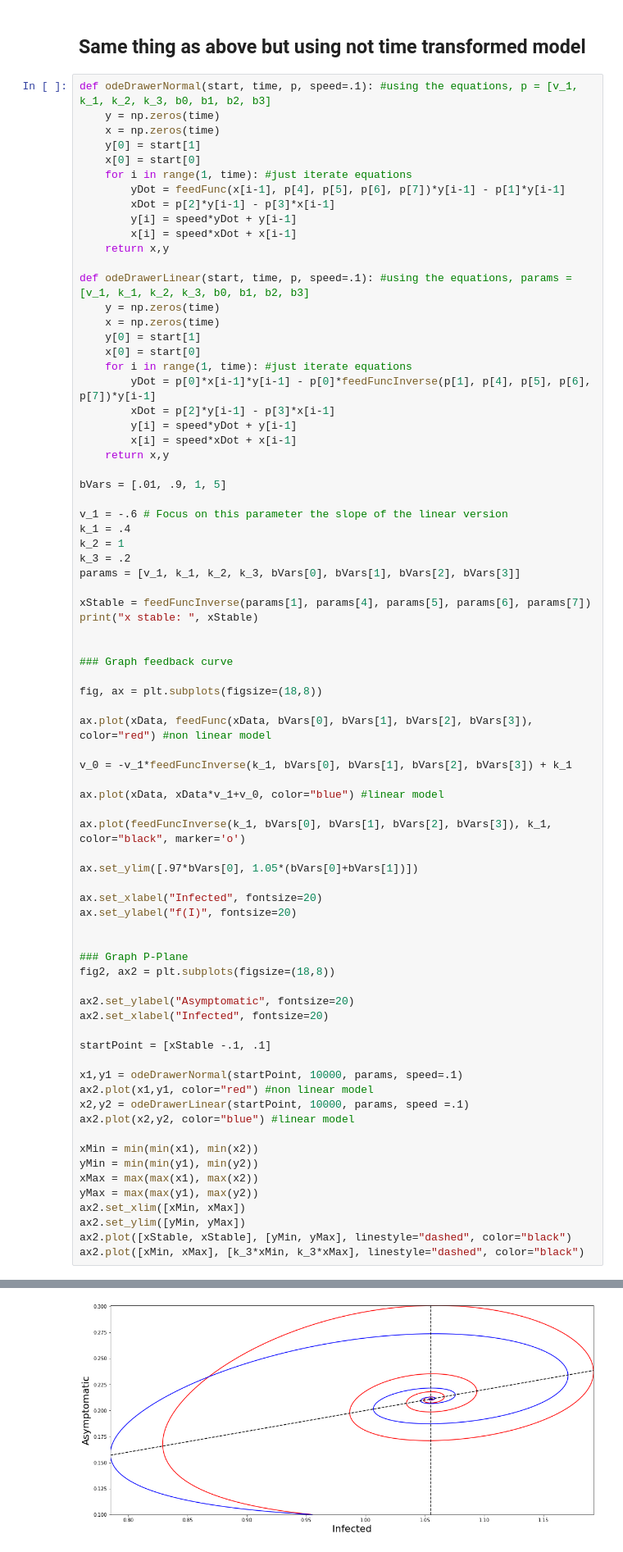
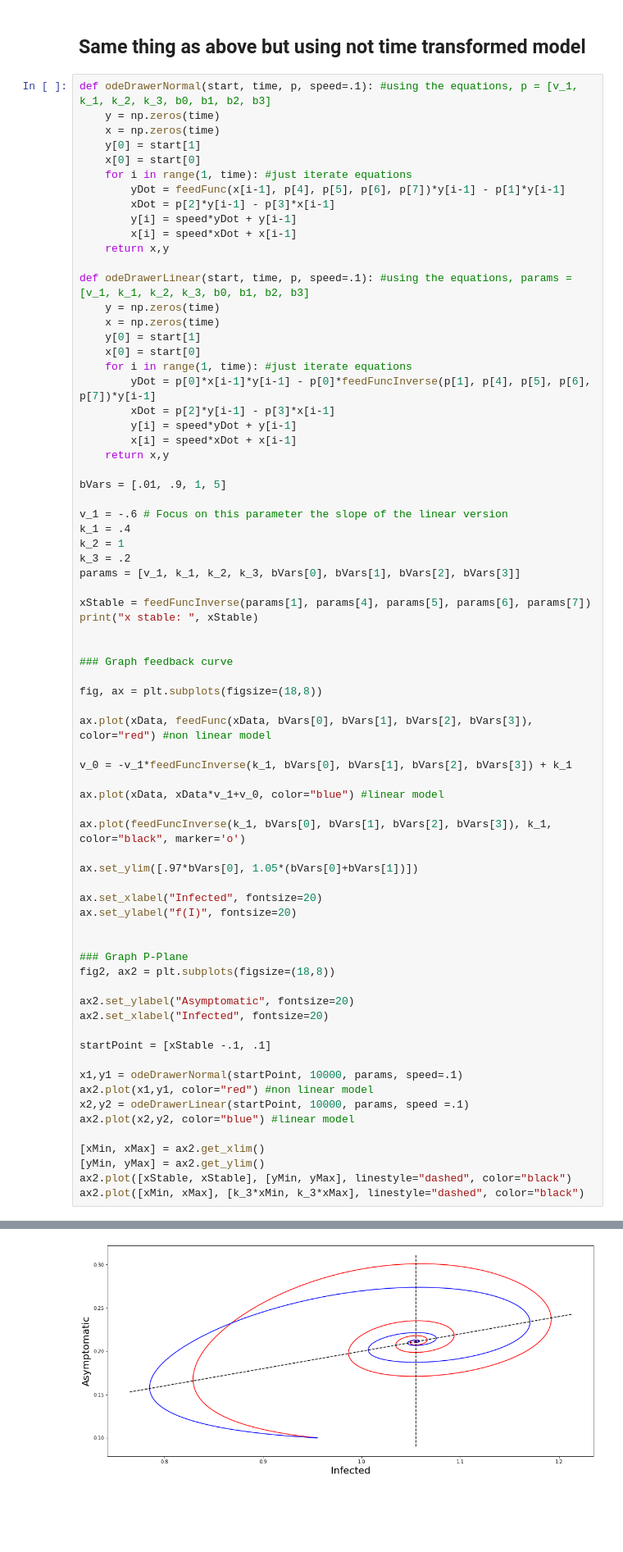
Before and after one commit to holiday-pettijohn/COVID-Tracking-Biola-Summer, a Jupyter notebook: Code/Feedback Paper Code/Linear Approximation Proving.ipynb, the cells around one changed output, grey strips where cells are left out. Shown at 82% size. Cells and saved outputs as stored; diff of their text form; blank space fills up the shorter version.

```diff
--- a/Code/Feedback Paper Code/Linear Approximation Proving.ipynb
+++ b/Code/Feedback Paper Code/Linear Approximation Proving.ipynb
@@ -241,37 +241,33 @@ v_0 = -v_1*feedFuncInverse(k_1, bVars[0], bVars[1], bVars[2], bVars[3]) + k_1
 
 ax.plot(xData, xData*v_1+v_0, color="blue") #linear model
 
 ax.plot(feedFuncInverse(k_1, bVars[0], bVars[1], bVars[2], bVars[3]), k_1, color="black", marker='o')
 
 ax.set_ylim([.97*bVars[0], 1.05*(bVars[0]+bVars[1])])
 
 ax.set_xlabel("Infected", fontsize=20)
 ax.set_ylabel("f(I)", fontsize=20)
 
 
 ### Graph P-Plane
 fig2, ax2 = plt.subplots(figsize=(18,8))
 
 ax2.set_ylabel("Asymptomatic", fontsize=20)
 ax2.set_xlabel("Infected", fontsize=20)
 
 startPoint = [xStable -.1, .1]
 
 x1,y1 = odeDrawerNormal(startPoint, 10000, params, speed=.1)
 ax2.plot(x1,y1, color="red") #non linear model
 x2,y2 = odeDrawerLinear(startPoint, 10000, params, speed =.1)
 ax2.plot(x2,y2, color="blue") #linear model
 
-xMin = min(min(x1), min(x2))
-yMin = min(min(y1), min(y2))
-xMax = max(max(x1), max(x2))
-yMax = max(max(y1), max(y2))
-ax2.set_xlim([xMin, xMax])
-ax2.set_ylim([yMin, yMax])
+[xMin, xMax] = ax2.get_xlim()
+[yMin, yMax] = ax2.get_ylim()
 ax2.plot([xStable, xStable], [yMin, yMax], linestyle="dashed", color="black")
 ax2.plot([xMin, xMax], [k_3*xMin, k_3*xMax], linestyle="dashed", color="black")
 # %% [output]
 x stable:  1.0551181986832046
 [<matplotlib.lines.Line2D at 0x...>]
 [figure]
-[figure, old version]
+[figure, new version]
```
Also changed, not shown: parts of 2 cells of this notebook.
